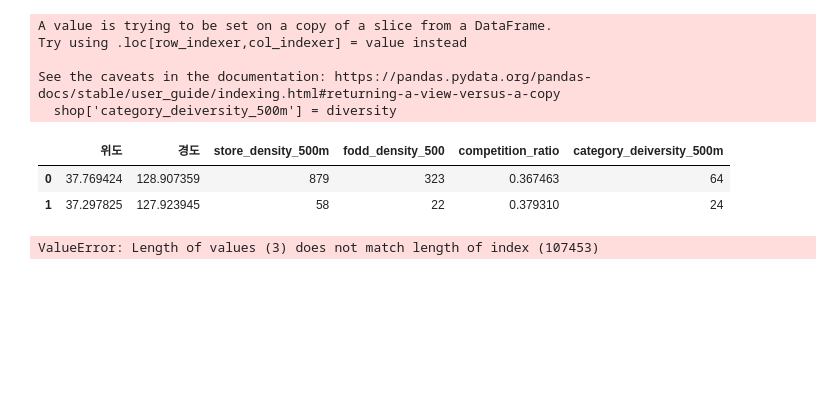
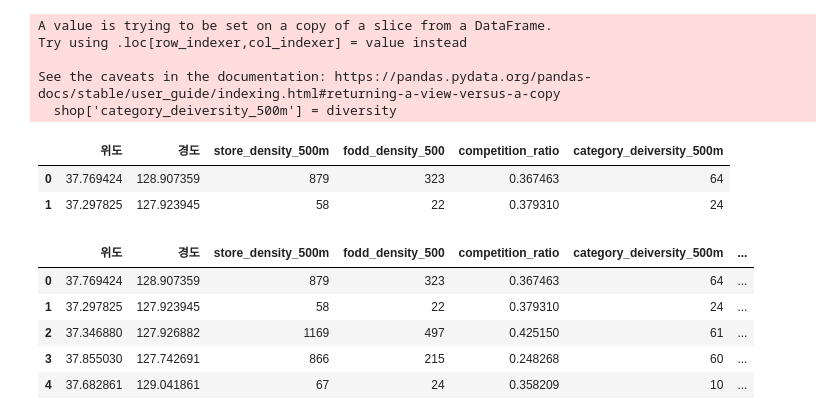
Before and after one commit to skn29teacher/skn29_lecture, a Jupyter notebook: 머신러닝/실습/002.ipynb, the cells around one changed output. Drawn from its saved outputs; the diff is of its cells as text; code cells hidden in the pictures; blank space fills up the shorter version.

```diff
--- a/머신러닝/실습/002.ipynb
+++ b/머신러닝/실습/002.ipynb
@@ -163,10 +163,19 @@ shop.loc[:,'위도':].head(2)
 # %%
 X = shop.loc[:,'위도':]
 X['score'] = (
-    0.4*X['store_density_500m'],  # 전체상권 활성도
-    -0.3*X['competition_ratio'],  # 경쟁강도(패널티)
+    0.4*X['store_density_500m']  # 전체상권 활성도
+    -0.3*X['competition_ratio']  # 경쟁강도(패널티)
     +0.3*X['category_deiversity_500m']  #상권의 다양성
 )
+y = X['score']
-# %% [output]
-ValueError: Length of values (3) does not match length of index (107453)
+# %%
+# 주변 점포수 많음 - >사람 많음 -> 좋은 입지
+X.head()
+# %% [output]
+|  | 위도 | 경도 | store_density_500m | fodd_density_500 | competition_ratio | category_deiversity_500m | ... |
+| 0 | 37.769424 | 128.907359 | 879 | 323 | 0.367463 | 64 | ... |
+| 1 | 37.297825 | 127.923945 | 58 | 22 | 0.379310 | 24 | ... |
+| 2 | 37.346880 | 127.926882 | 1169 | 497 | 0.425150 | 61 | ... |
+| 3 | 37.855030 | 127.742691 | 866 | 215 | 0.248268 | 60 | ... |
+| 4 | 37.682861 | 129.041861 | 67 | 24 | 0.358209 | 10 | ... |
 # %%
```
Also changed, not shown: parts of 1 cell of this notebook.
